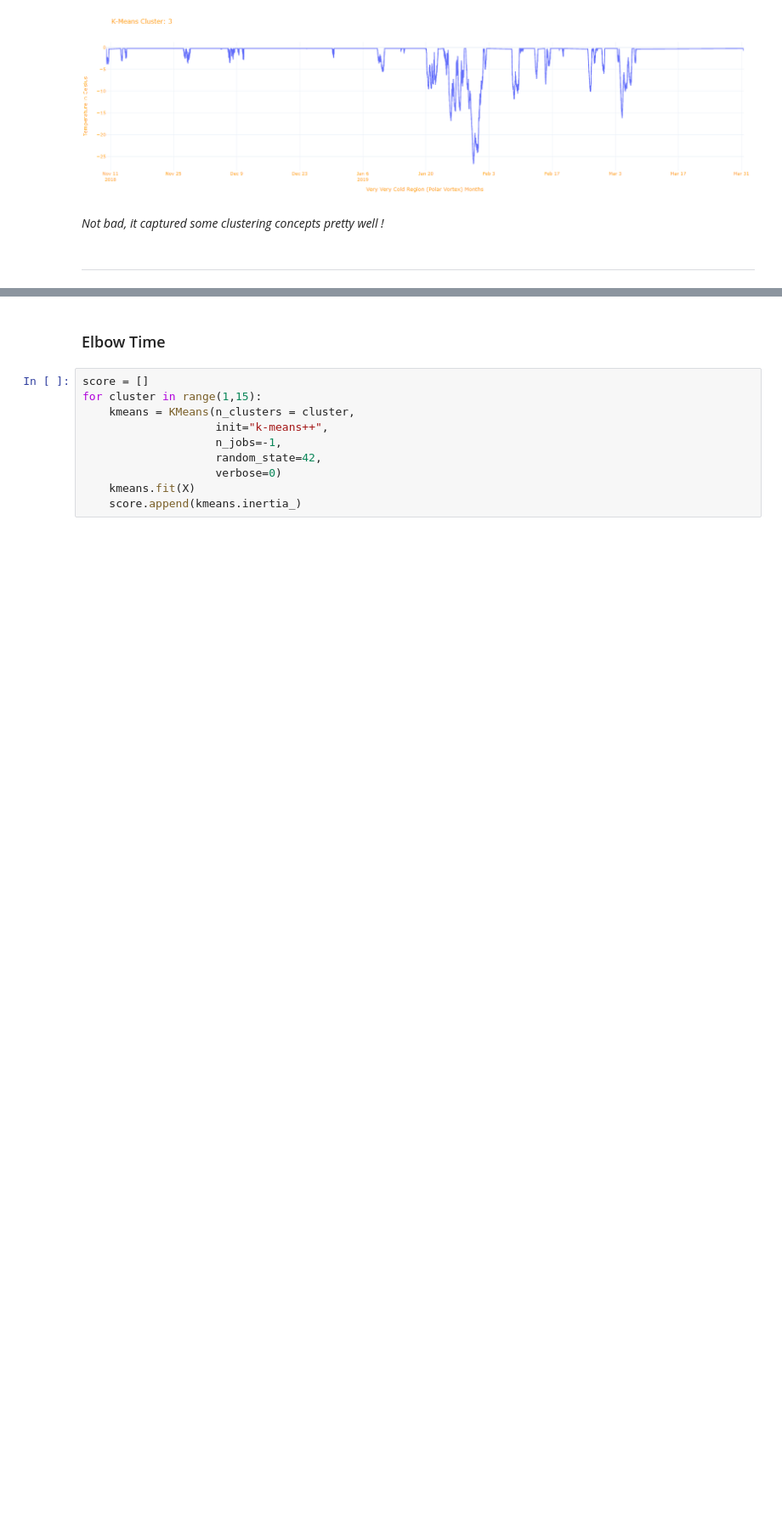
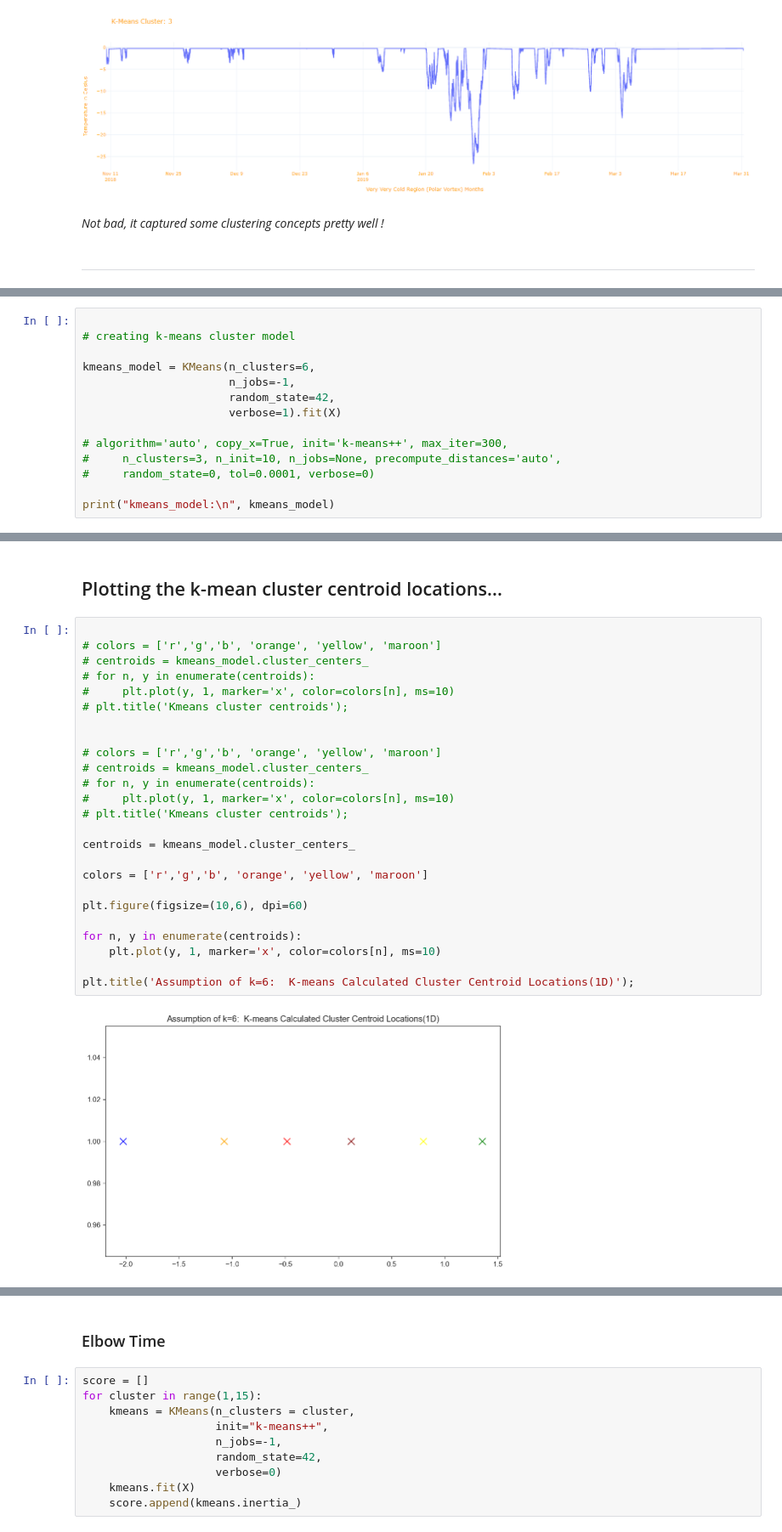
Before and after one commit to tombresee/SensorAnalysis, a Jupyter notebook: ENTER/code/206_k_means_clustering.ipynb, the cells around one changed output, grey strips where cells are left out. Shown at 85% size. Saved outputs shown, nothing was run; the diff lists cells and outputs as text; blank space fills up the shorter version.

```diff
--- a/ENTER/code/206_k_means_clustering.ipynb
+++ b/ENTER/code/206_k_means_clustering.ipynb
@@ -739,0 +716,14 @@ tdf.drop('assigned_cluster', axis=1, inplace=True) # when you are positive you a
+# %%
+
+# creating k-means cluster model
+
+kmeans_model = KMeans(n_clusters=6,
+                      n_jobs=-1,
+                      random_state=42,
+                      verbose=1).fit(X)
+
+# algorithm='auto', copy_x=True, init='k-means++', max_iter=300,
+#     n_clusters=3, n_init=10, n_jobs=None, precompute_distances='auto',
+#     random_state=0, tol=0.0001, verbose=0)
+
+print("kmeans_model:\n", kmeans_model)
@@ -739,0 +805,29 @@ tdf.drop('assigned_cluster', axis=1, inplace=True) # when you are positive you a
+# %% [markdown]
+## Plotting the k-mean cluster centroid locations...
+# %%
+
+# colors = ['r','g','b', 'orange', 'yellow', 'maroon']
+# centroids = kmeans_model.cluster_centers_
+# for n, y in enumerate(centroids):
+#     plt.plot(y, 1, marker='x', color=colors[n], ms=10)
+# plt.title('Kmeans cluster centroids');
+
+
+# colors = ['r','g','b', 'orange', 'yellow', 'maroon']
+# centroids = kmeans_model.cluster_centers_
+# for n, y in enumerate(centroids):
+#     plt.plot(y, 1, marker='x', color=colors[n], ms=10)
+# plt.title('Kmeans cluster centroids');
+
+centroids = kmeans_model.cluster_centers_
+
+colors = ['r','g','b', 'orange', 'yellow', 'maroon']
+
+plt.figure(figsize=(10,6), dpi=60)
+
+for n, y in enumerate(centroids):
+    plt.plot(y, 1, marker='x', color=colors[n], ms=10)
+
+plt.title('Assumption of k=6:  K-means Calculated Cluster Centroid Locations(1D)');
+# %% [output]
+[figure, added]
```
Also changed, not shown: parts of 106 cells of this notebook, 1 other file.
